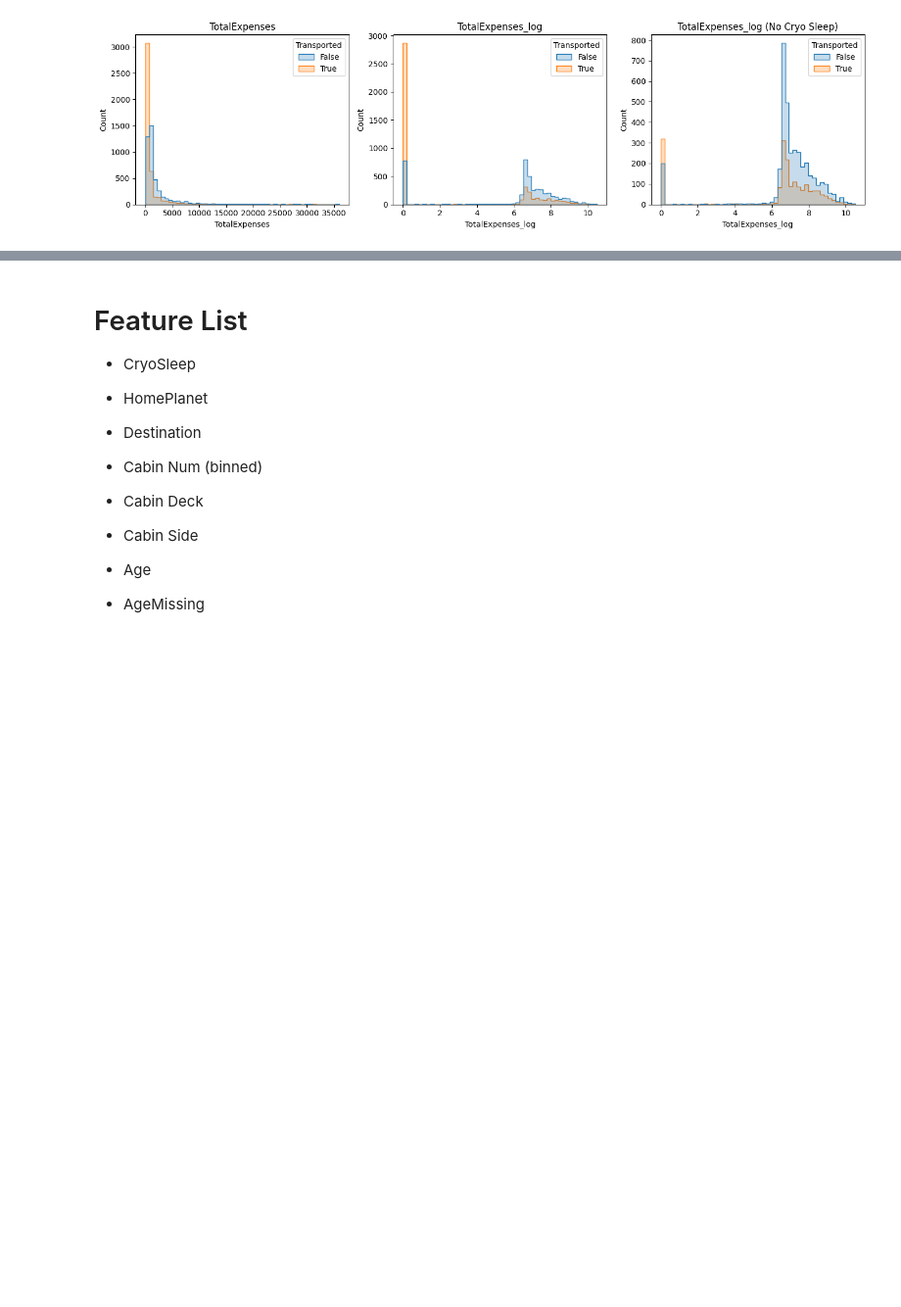
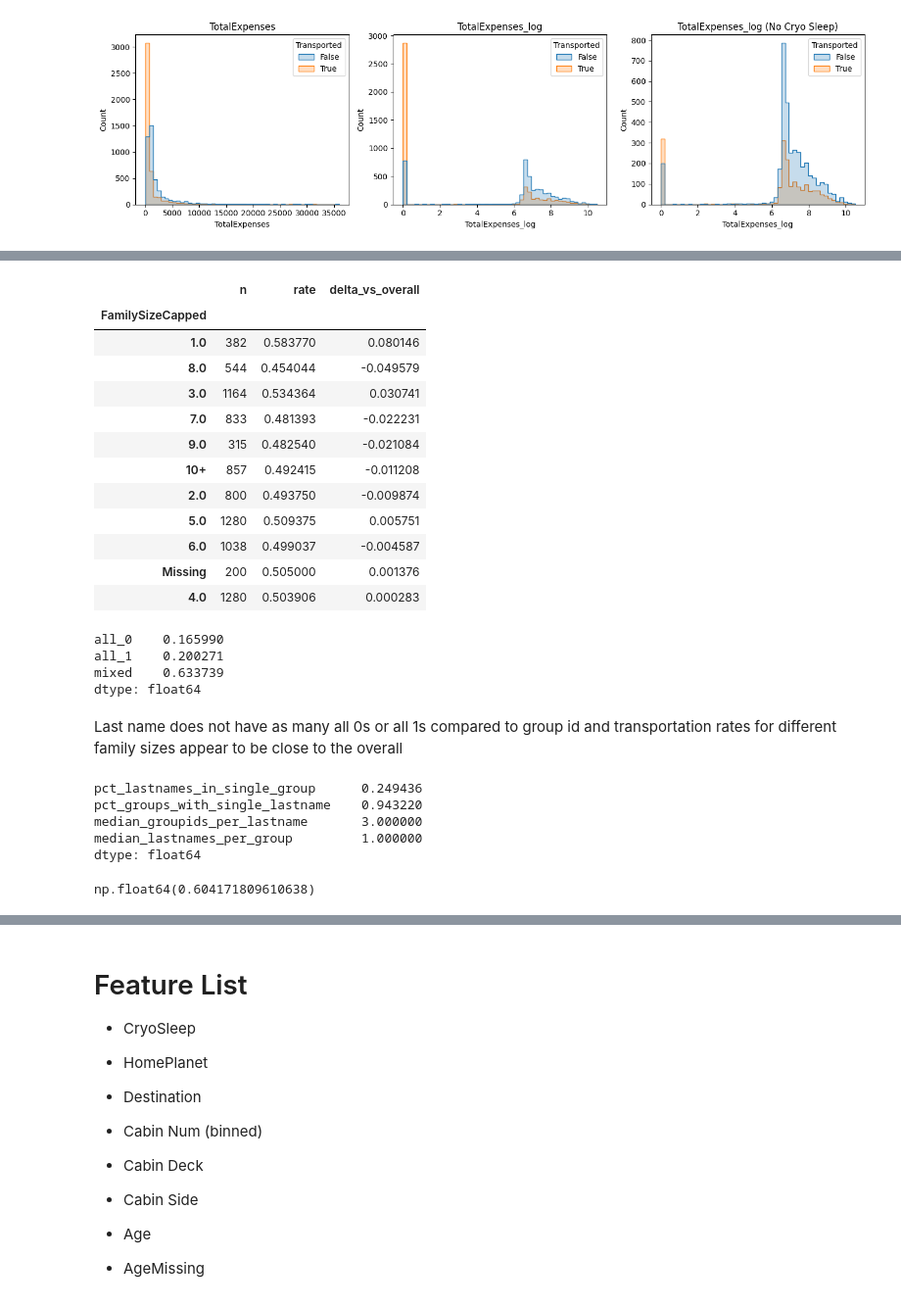
Before and after one commit to admlars2/SpaceTitanic, a Jupyter notebook: notebooks/01_eda.ipynb, the cells around one changed output, grey strips where cells are left out. Shown at 98% size. Cells and saved outputs as stored; diff of their text form; code cells hidden in the pictures; blank space fills up the shorter version.

```diff
--- a/notebooks/01_eda.ipynb
+++ b/notebooks/01_eda.ipynb
@@ -1155,0 +1228,68 @@ plt.tight_layout()
+# %%
+df = train_df.copy()
+
+df["FamilySizeCapped"] = df.groupby("LastName")["LastName"].transform("size").clip(upper=10).astype("string")
+df.loc[df["FamilySizeCapped"] == "10.0", "FamilySizeCapped"] = "10+"
+df["FamilySizeCapped"] = df["FamilySizeCapped"].astype("string").fillna("Missing")
+
+summary_table(df, "FamilySizeCapped")
+# %% [output]
+|  | n | rate | delta_vs_overall |
+| FamilySizeCapped |  |  |  |
+| 1.0 | 382 | 0.583770 | 0.080146 |
+| 8.0 | 544 | 0.454044 | -0.049579 |
+| 3.0 | 1164 | 0.534364 | 0.030741 |
+| 7.0 | 833 | 0.481393 | -0.022231 |
+| 9.0 | 315 | 0.482540 | -0.021084 |
+| 10+ | 857 | 0.492415 | -0.011208 |
+| 2.0 | 800 | 0.493750 | -0.009874 |
+| 5.0 | 1280 | 0.509375 | 0.005751 |
+| 6.0 | 1038 | 0.499037 | -0.004587 |
+| Missing | 200 | 0.505000 | 0.001376 |
+| 4.0 | 1280 | 0.503906 | 0.000283 |
+# %%
+df = train_df.copy()
+
+gmean = df.groupby("LastName")["Transported"].mean()
+
+pct_groups = pd.Series({
+    "all_0": (gmean == 0).mean(),
+    "all_1": (gmean == 1).mean(),
+    "mixed": ((gmean > 0) & (gmean < 1)).mean()
+})
+
+pct_groups
+# %% [output]
+all_0    0.165990
+all_1    0.200271
+mixed    0.633739
+dtype: float64
+# %% [markdown]
+Last name does not have as many all 0s or all 1s compared to group id and transportation rates for different family sizes appear to be close to the overall
+# %%
+df = train_df.copy()
+
+ln_to_gid = df.groupby("LastName")["GroupId"].nunique()
+gid_to_ln = df.groupby("GroupId")["LastName"].nunique()
+
+pd.Series({
+    "pct_lastnames_in_single_group": (ln_to_gid == 1).mean(),
+    "pct_groups_with_single_lastname": (gid_to_ln == 1).mean(),
+    "median_groupids_per_lastname": ln_to_gid.median(),
+    "median_lastnames_per_group": gid_to_ln.median(),
+})
+# %% [output]
+pct_lastnames_in_single_group      0.249436
+pct_groups_with_single_lastname    0.943220
+median_groupids_per_lastname       3.000000
+median_lastnames_per_group         1.000000
+dtype: float64
+# %%
+d = df.dropna(subset=["GroupId", "LastName", "Transported"]).copy()
+
+mu_gid = d["GroupId"].map(d.groupby("GroupId")["Transported"].mean()).astype(float)
+mu_ln  = d["LastName"].map(d.groupby("LastName")["Transported"].mean()).astype(float)
+
+mu_gid.corr(mu_ln)
+# %% [output]
+np.float64(0.604171809610638)
```
Also changed, not shown: parts of 10 cells of this notebook, 13 other files.
